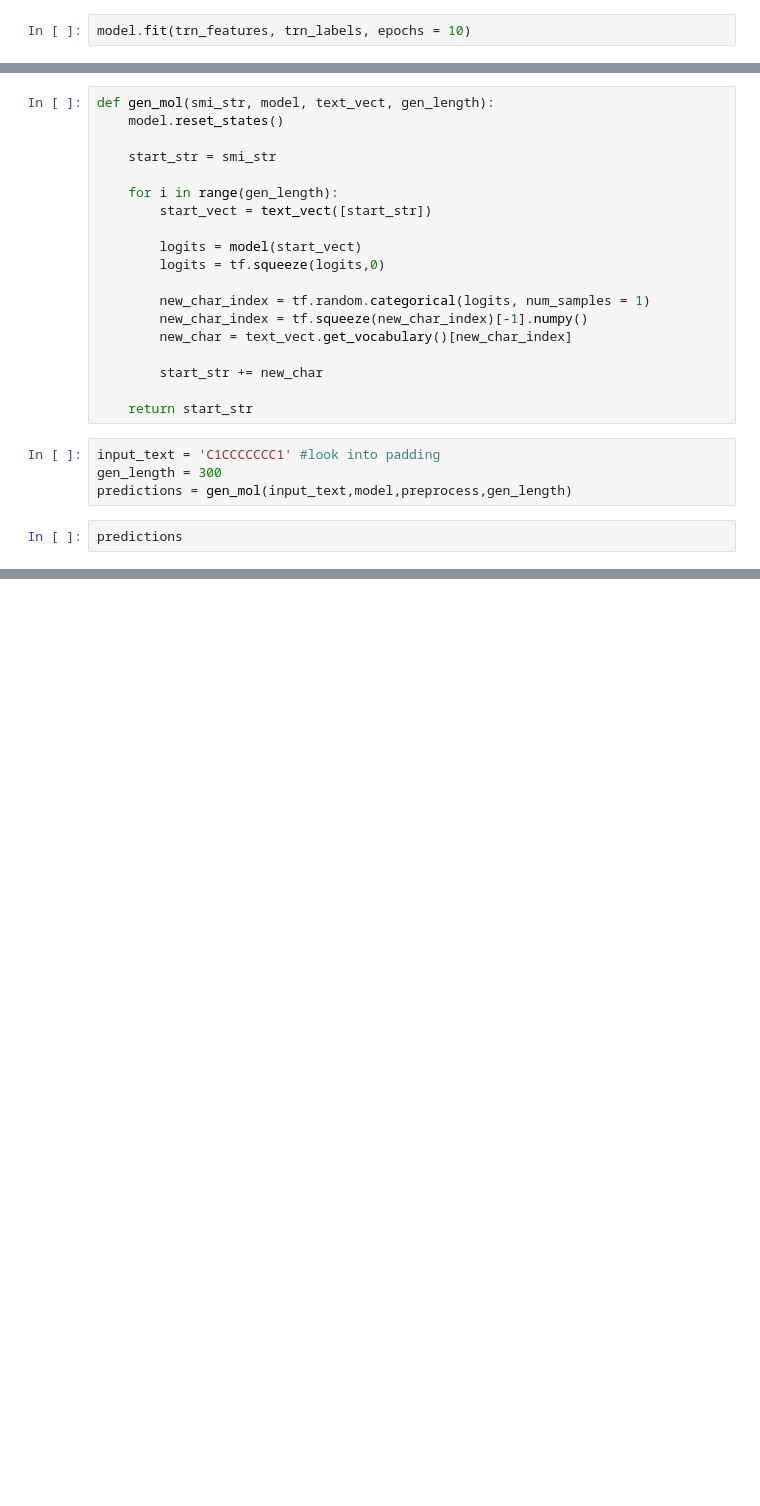
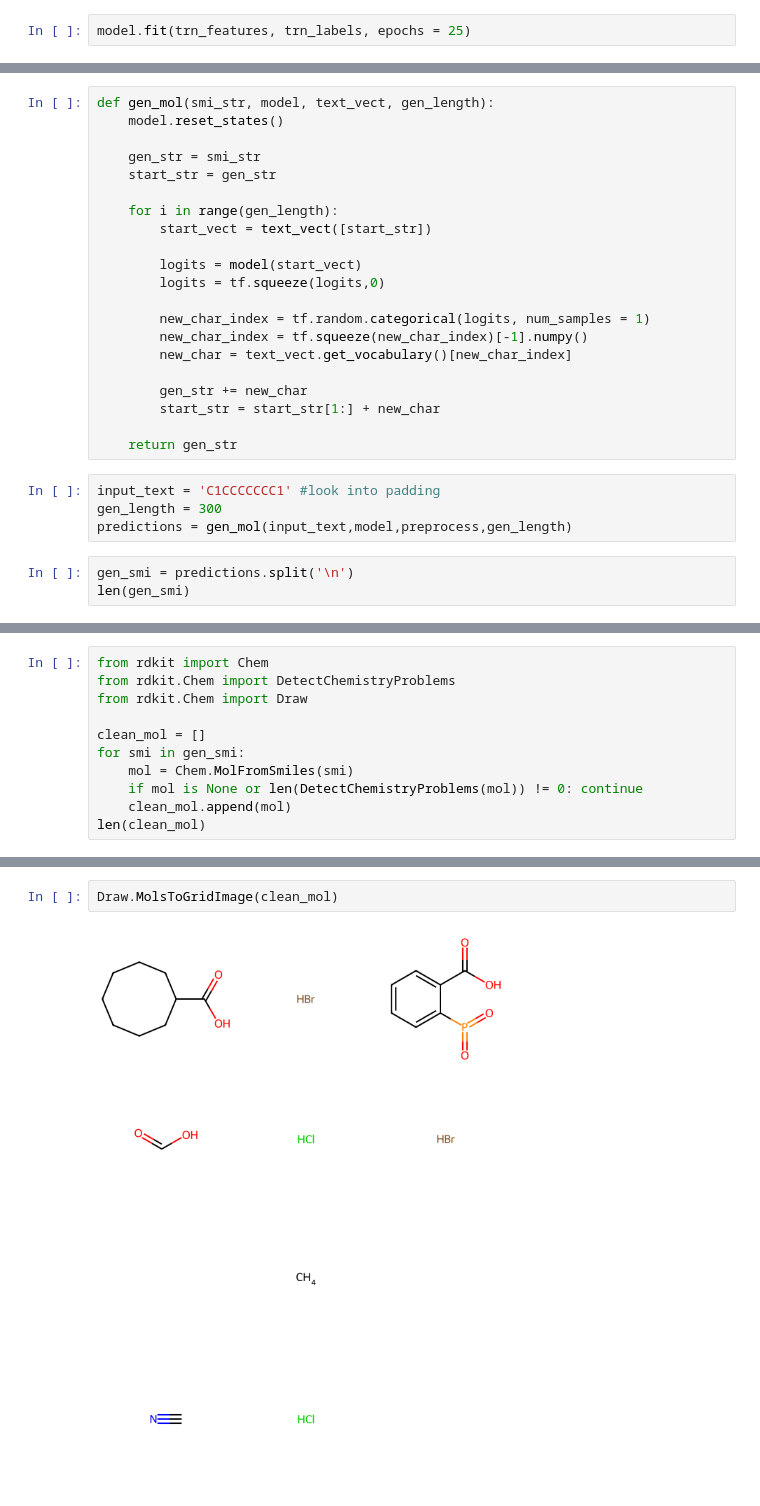
Before and after one commit to tdunn1/Smiles_RNN, a Jupyter notebook: Smiles_RNN.ipynb, the cells around one changed output, grey strips where cells are left out. Drawn from its saved outputs; the diff is of its cells as text; blank space fills up the shorter version.

```diff
--- a/Smiles_RNN.ipynb
+++ b/Smiles_RNN.ipynb
@@ -115,3 +115,3 @@ array([[2, 6, 3, ..., 7, 3, 2],
 # %%
-model.fit(trn_features, trn_labels, epochs = 10)
+model.fit(trn_features, trn_labels, epochs = 25)
 # %% [output]
@@ -140,7 +137,8 @@ Epoch 10/10
 def gen_mol(smi_str, model, text_vect, gen_length):
     model.reset_states()
 
-    start_str = smi_str
+    gen_str = smi_str
+    start_str = gen_str
 
     for i in range(gen_length):
         start_vect = text_vect([start_str])
@@ -152,13 +150,15 @@ def gen_mol(smi_str, model, text_vect, gen_length):
         new_char_index = tf.squeeze(new_char_index)[-1].numpy()
         new_char = text_vect.get_vocabulary()[new_char_index]
 
-        start_str += new_char
+        gen_str += new_char
+        start_str = start_str[1:] + new_char
 
-    return start_str
+    return gen_str
 # %%
 input_text = 'C1CCCCCCC1' #look into padding
 gen_length = 300
 predictions = gen_mol(input_text,model,preprocess,gen_length)
 # %%
-predictions
+gen_smi = predictions.split('\n')
+len(gen_smi)
 # %% [output]
@@ -165,0 +166,11 @@ predictions
+# %%
+from rdkit import Chem
+from rdkit.Chem import DetectChemistryProblems
+from rdkit.Chem import Draw
+
+clean_mol = []
+for smi in gen_smi:
+    mol = Chem.MolFromSmiles(smi)
+    if mol is None or len(DetectChemistryProblems(mol)) != 0: continue
+    clean_mol.append(mol)
+len(clean_mol)
@@ -165,0 +196,4 @@ predictions
+# %%
+Draw.MolsToGridImage(clean_mol)
+# %% [output]
+[figure, added]
```
Also changed, not shown: parts of 8 cells of this notebook.
